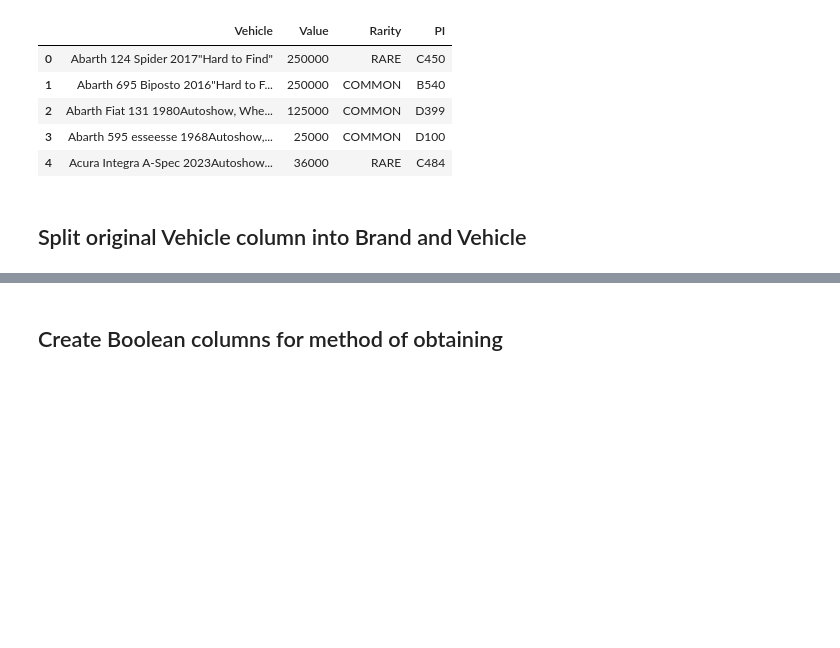
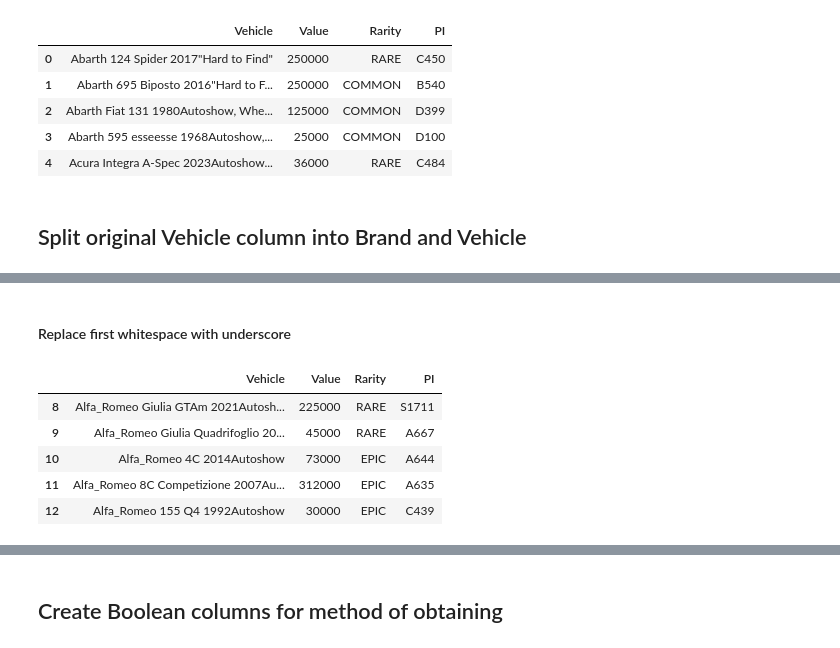
Before and after one commit to iaspidem/fh-cars-list, a Jupyter notebook: fh6-process.ipynb, the cells around one changed output, grey strips where cells are left out. Cells and saved outputs as stored; diff of their text form; code cells hidden in the pictures; blank space fills up the shorter version.

```diff
--- a/fh6-process.ipynb
+++ b/fh6-process.ipynb
@@ -111,0 +114,12 @@ df_lite.head()
+# %% [markdown]
+#### Replace first whitespace with underscore
+# %%
+df1["Vehicle"] = df1["Vehicle"].str.replace(" ", "_", n=1)
+df1.head()
+# %% [output]
+|  | Vehicle | Value | Rarity | PI |
+| 8 | Alfa_Romeo Giulia GTAm 2021Autosh... | 225000 | RARE | S1711 |
+| 9 | Alfa_Romeo Giulia Quadrifoglio 20... | 45000 | RARE | A667 |
+| 10 | Alfa_Romeo 4C 2014Autoshow | 73000 | EPIC | A644 |
+| 11 | Alfa_Romeo 8C Competizione 2007Au... | 312000 | EPIC | A635 |
+| 12 | Alfa_Romeo 155 Q4 1992Autoshow | 30000 | EPIC | C439 |
```
Also changed, not shown: parts of 20 cells of this notebook.
